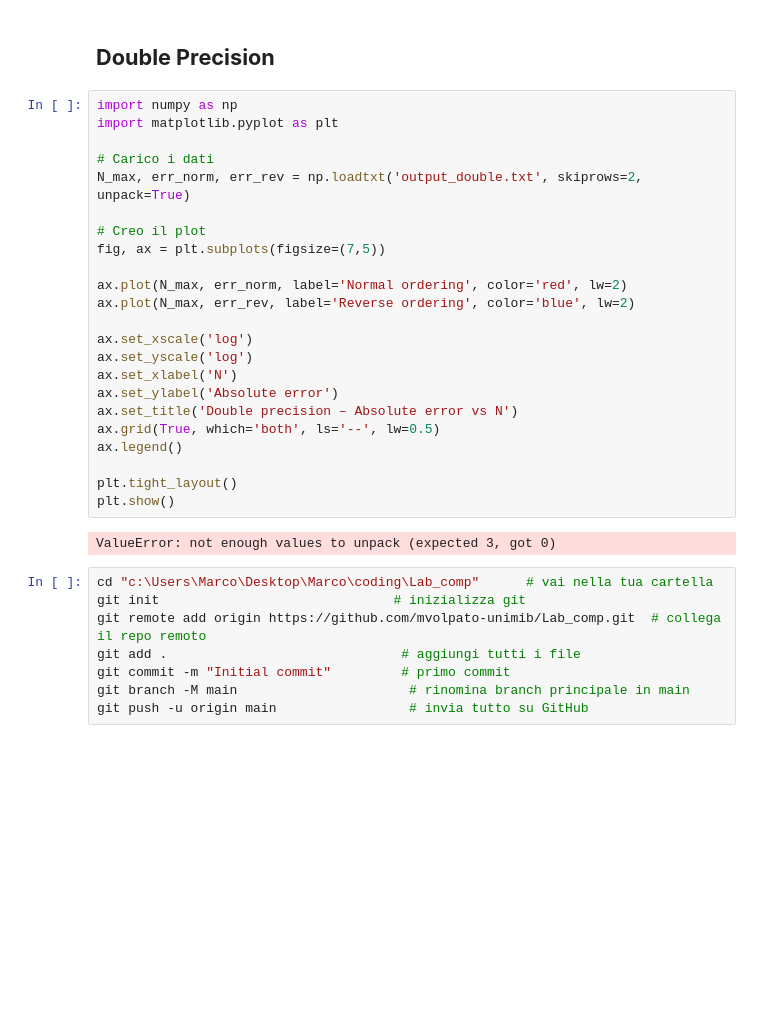
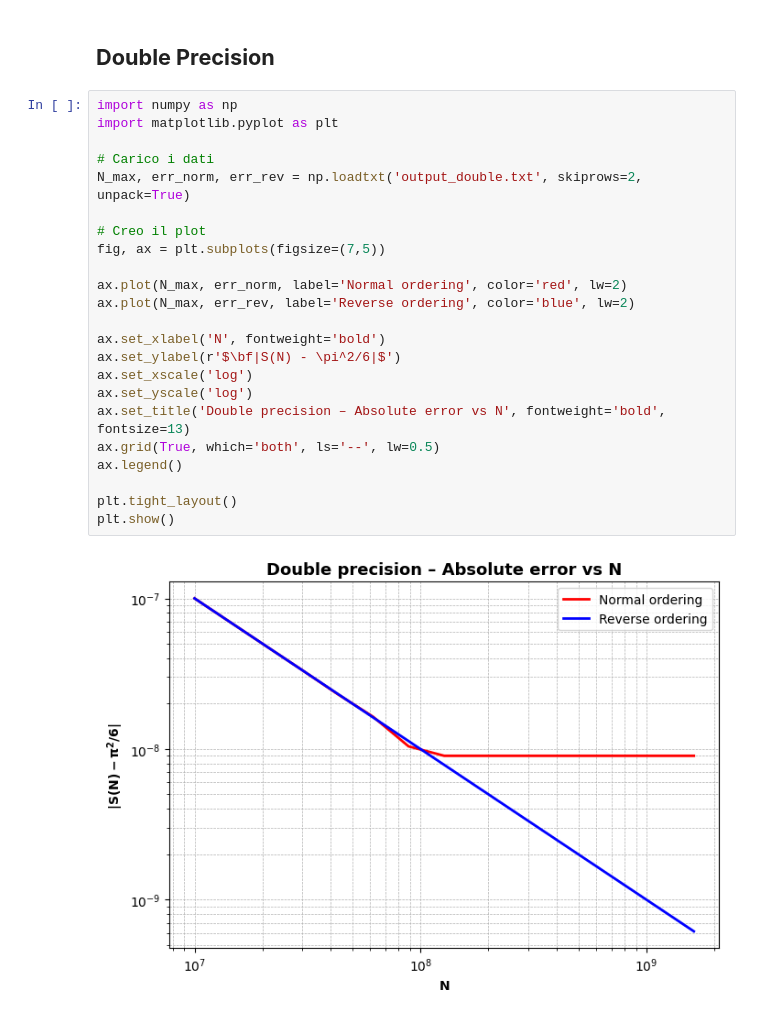
Before and after one commit to mvolpato-unimib/Lab_comp, a Jupyter notebook: ex2/plot _C_repr.ipynb, the cells around one changed output. Cells and saved outputs as stored; diff of their text form; blank space fills up the shorter version.

```diff
--- a/ex2/plot _C_repr.ipynb
+++ b/ex2/plot _C_repr.ipynb
@@ -33,33 +33,25 @@ plt.show()
 # %%
 import numpy as np
 import matplotlib.pyplot as plt
 
 # Carico i dati
 N_max, err_norm, err_rev = np.loadtxt('output_double.txt', skiprows=2, unpack=True)
 
 # Creo il plot
 fig, ax = plt.subplots(figsize=(7,5))
 
 ax.plot(N_max, err_norm, label='Normal ordering', color='red', lw=2)
 ax.plot(N_max, err_rev, label='Reverse ordering', color='blue', lw=2)
 
+ax.set_xlabel('N', fontweight='bold')
+ax.set_ylabel(r'$\bf|S(N) - \pi^2/6|$')
 ax.set_xscale('log')
 ax.set_yscale('log')
-ax.set_xlabel('N')
-ax.set_ylabel('Absolute error')
-ax.set_title('Double precision – Absolute error vs N')
+ax.set_title('Double precision – Absolute error vs N', fontweight='bold', fontsize=13)
 ax.grid(True, which='both', ls='--', lw=0.5)
 ax.legend()
 
 plt.tight_layout()
 plt.show()
 # %% [output]
-ValueError: not enough values to unpack (expected 3, got 0)
+[figure, added]
-# %%
-cd "c:\Users\Marco\Desktop\Marco\coding\Lab_comp"      # vai nella tua cartella
-git init                              # inizializza git
-git remote add origin https://github.com/mvolpato-unimib/Lab_comp.git  # collega il repo remoto
-git add .                              # aggiungi tutti i file
-git commit -m "Initial commit"         # primo commit
-git branch -M main                      # rinomina branch principale in main
-git push -u origin main                 # invia tutto su GitHub
```
Also changed, not shown: parts of 1 cell of this notebook, 5 other files.
